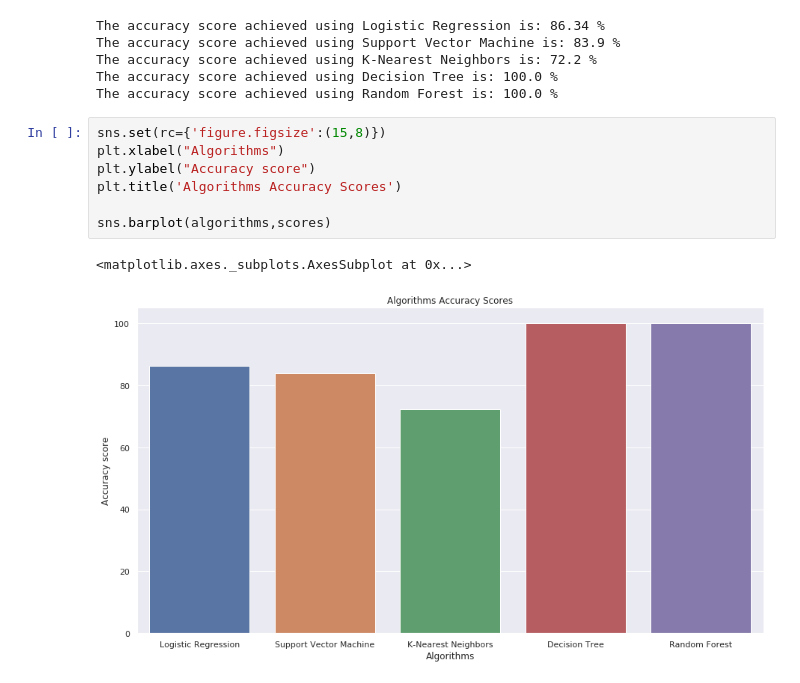
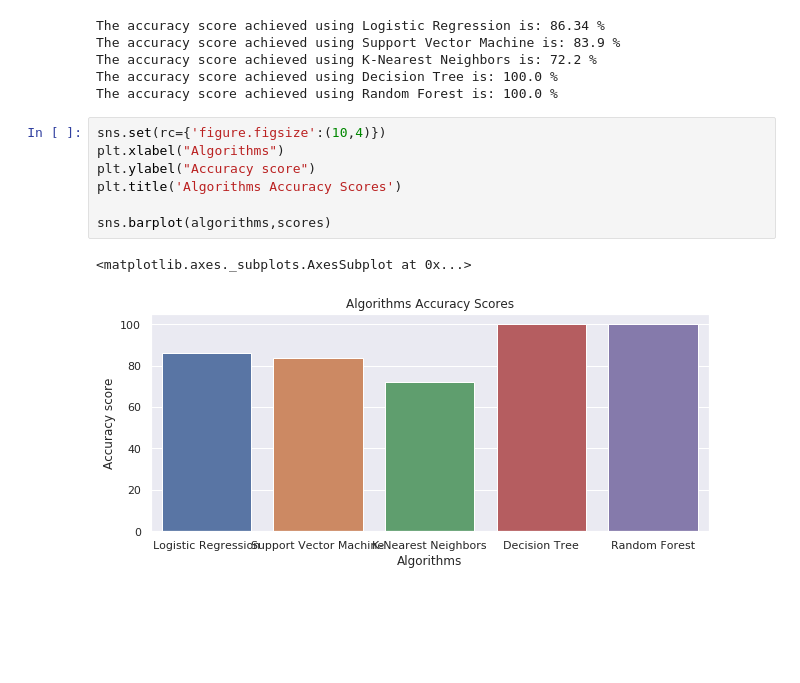
Before and after one commit to letisalbal/Final-Project, a Jupyter notebook: HeartDisease.ipynb, the cells around one changed output. Saved outputs shown, nothing was run; the diff lists cells and outputs as text; blank space fills up the shorter version.

```diff
--- a/HeartDisease.ipynb
+++ b/HeartDisease.ipynb
@@ -557,12 +609,12 @@ The accuracy score achieved using K-Nearest Neighbors is: 72.2 %
 The accuracy score achieved using Decision Tree is: 100.0 %
 The accuracy score achieved using Random Forest is: 100.0 %
 # %%
-sns.set(rc={'figure.figsize':(15,8)})
+sns.set(rc={'figure.figsize':(10,4)})
 plt.xlabel("Algorithms")
 plt.ylabel("Accuracy score")
 plt.title('Algorithms Accuracy Scores')
 
 sns.barplot(algorithms,scores)
 # %% [output]
 <matplotlib.axes._subplots.AxesSubplot at 0x...>
-[figure, old version]
+[figure, new version]
```
Also changed, not shown: parts of 12 cells of this notebook.
